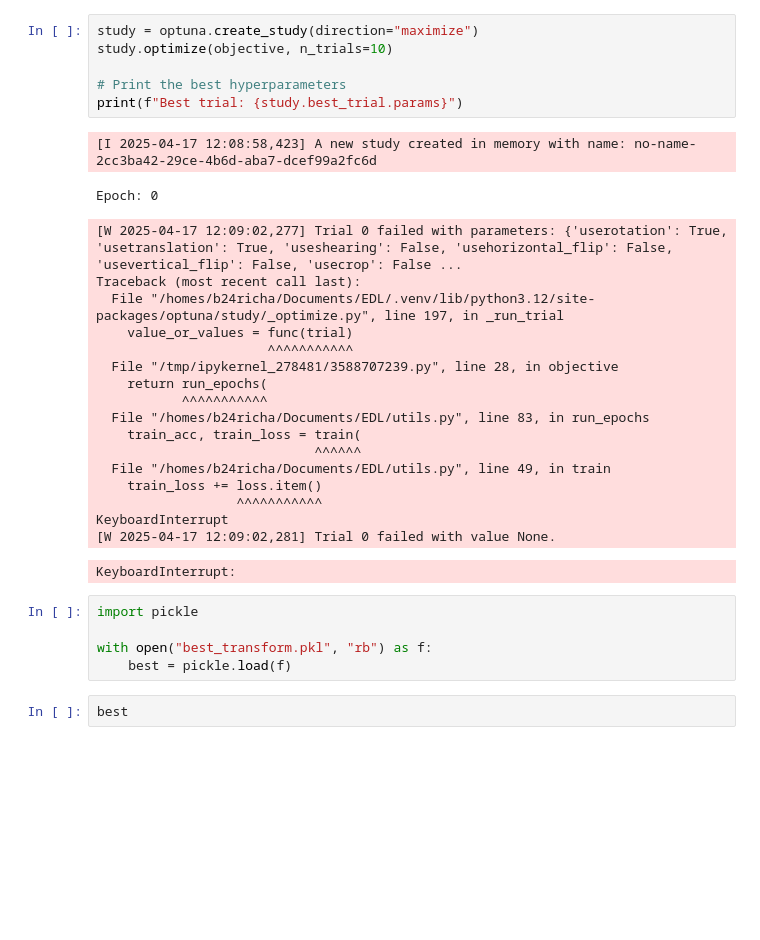
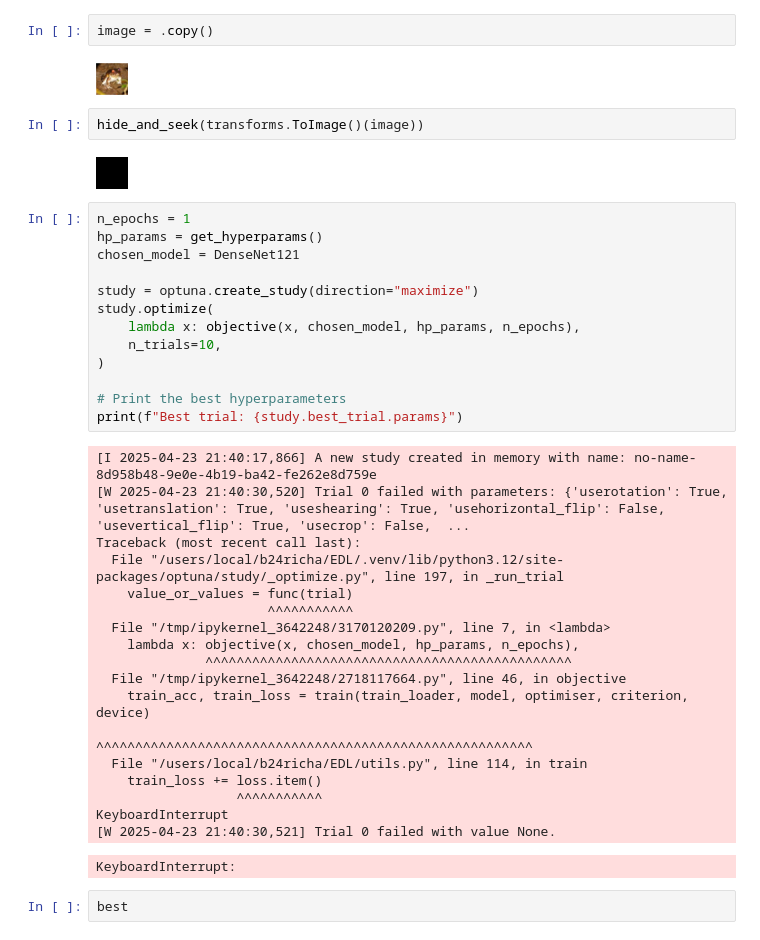
Before and after one commit to richardsbenjamin/EfficientDeepLearning, a Jupyter notebook: Transforms Pipeline.ipynb, the cells around one changed output. Saved outputs shown, nothing was run; the diff lists cells and outputs as text; blank space fills up the shorter version.

```diff
--- a/Transforms Pipeline.ipynb
+++ b/Transforms Pipeline.ipynb
@@ -74,34 +69,43 @@ def objective(trial):
+# %%
+image = .copy()
+# %% [output]
+[figure, added]
+# %%
+hide_and_seek(transforms.ToImage()(image))
+# %% [output]
+[figure, added]
 # %%
+n_epochs = 1
+hp_params = get_hyperparams()
+chosen_model = DenseNet121
+
 study = optuna.create_study(direction="maximize")
-study.optimize(objective, n_trials=10)
+study.optimize(
+    lambda x: objective(x, chosen_model, hp_params, n_epochs),
+    n_trials=10,
+)
 
 # Print the best hyperparameters
 print(f"Best trial: {study.best_trial.params}")
 # %% [output]
-[I 2025-04-17 12:08:58,423] A new study created in memory with name: no-name-2cc3ba42-29ce-4b6d-aba7-dcef99a2fc6d
+[I 2025-04-23 21:40:17,866] A new study created in memory with name: no-name-8d958b48-9e0e-4b19-ba42-fe262e8d759e
+[W 2025-04-23 21:40:30,520] Trial 0 failed with parameters: {'userotation': True, 'usetranslation': True, 'useshearing': True, 'usehorizontal_flip': False, 'usevertical_flip': True, 'usecrop': False,  ...
+Traceback (most recent call last):
+  File "/users/local/b24richa/EDL/.venv/lib/python3.12/site-packages/optuna/study/_optimize.py", line 197, in _run_trial
+    value_or_values = func(trial)
+                      ^^^^^^^^^^^
+  File "/tmp/ipykernel_3642248/3170120209.py", line 7, in <lambda>
+    lambda x: objective(x, chosen_model, hp_params, n_epochs),
+              ^^^^^^^^^^^^^^^^^^^^^^^^^^^^^^^^^^^^^^^^^^^^^^^
+  File "/tmp/ipykernel_3642248/2718117664.py", line 46, in objective
+    train_acc, train_loss = train(train_loader, model, optimiser, criterion, device)
+                            ^^^^^^^^^^^^^^^^^^^^^^^^^^^^^^^^^^^^^^^^^^^^^^^^^^^^^^^^
+  File "/users/local/b24richa/EDL/utils.py", line 114, in train
+    train_loss += loss.item()
+                  ^^^^^^^^^^^
+KeyboardInterrupt
+[W 2025-04-23 21:40:30,521] Trial 0 failed with value None.
-Epoch: 0
+KeyboardInterrupt:
-[W 2025-04-17 12:09:02,277] Trial 0 failed with parameters: {'userotation': True, 'usetranslation': True, 'useshearing': False, 'usehorizontal_flip': False, 'usevertical_flip': False, 'usecrop': False ...
-Traceback (most recent call last):
-  File "/homes/b24richa/Documents/EDL/.venv/lib/python3.12/site-packages/optuna/study/_optimize.py", line 197, in _run_trial
-    value_or_values = func(trial)
-                      ^^^^^^^^^^^
-  File "/tmp/ipykernel_278481/3588707239.py", line 28, in objective
-    return run_epochs(
-           ^^^^^^^^^^^
-  File "/homes/b24richa/Documents/EDL/utils.py", line 83, in run_epochs
-    train_acc, train_loss = train(
-                            ^^^^^^
-  File "/homes/b24richa/Documents/EDL/utils.py", line 49, in train
-    train_loss += loss.item()
-                  ^^^^^^^^^^^
-KeyboardInterrupt
-[W 2025-04-17 12:09:02,281] Trial 0 failed with value None.
-KeyboardInterrupt:
-# %%
-import pickle
-
-with open("best_transform.pkl", "rb") as f:
-    best = pickle.load(f)
 # %%
 best
 # %% [output]
```
Also changed, not shown: parts of 7 cells of this notebook, 28 other files.
